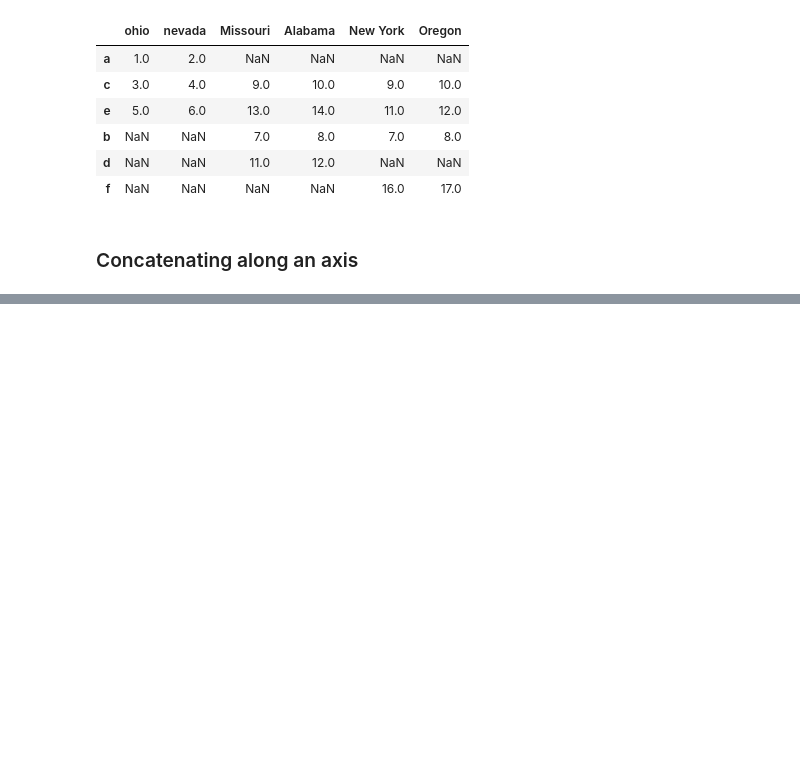
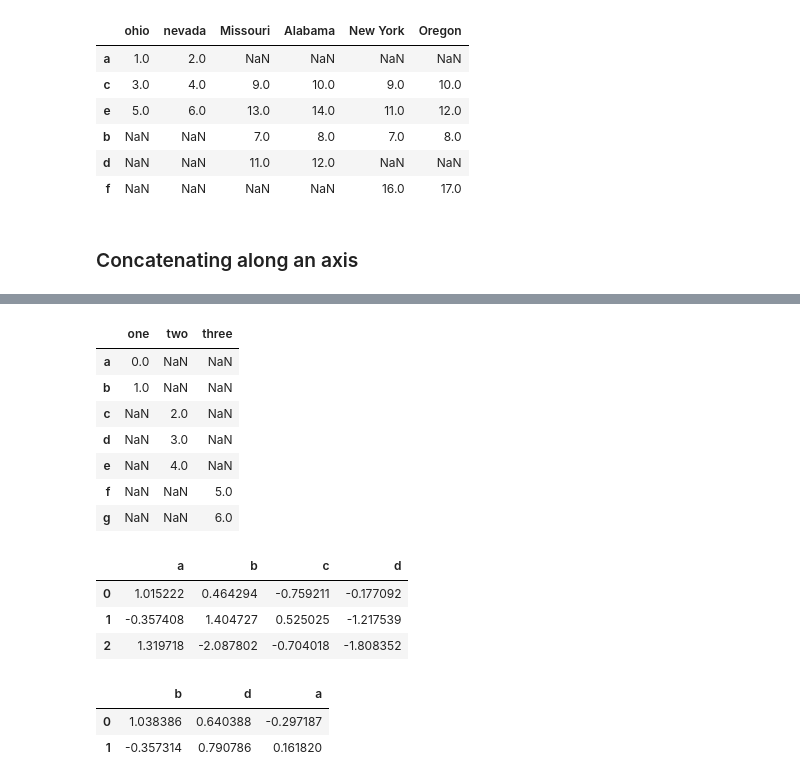
Before and after one commit to cltj/fun_with, a Jupyter notebook: jupyter/notebooks/Python_data_analytics/8-Data_Wrangling-Join_Combine_Reshape/01-Join_Combine_Reshape.ipynb, the cells around one changed output, grey strips where cells are left out. Saved outputs shown, nothing was run; the diff lists cells and outputs as text; code cells hidden in the pictures; blank space fills up the shorter version.

```diff
--- a/jupyter/notebooks/Python_data_analytics/8-Data_Wrangling-Join_Combine_Reshape/01-Join_Combine_Reshape.ipynb
+++ b/jupyter/notebooks/Python_data_analytics/8-Data_Wrangling-Join_Combine_Reshape/01-Join_Combine_Reshape.ipynb
@@ -654,0 +663,6 @@ left2.join([right2, another], how='outer')
+# %%
+s1 = pd.Series([0,1], index=['a','b'])
+
+s2 = pd.Series([2,3,4], index=['c','d','e'])
+
+s3 = pd.Series([5,6], index=['f','g'])
@@ -654,0 +718,13 @@ left2.join([right2, another], how='outer')
+# %%
+# in the case of combining Series along axis=1, the keys become the dataframe column headers
+
+pd.concat([s1,s2,s3], axis=1, keys=['one','two','three'])
+# %% [output]
+|  | one | two | three |
+| a | 0.0 | NaN | NaN |
+| b | 1.0 | NaN | NaN |
+| c | NaN | 2.0 | NaN |
+| d | NaN | 3.0 | NaN |
+| e | NaN | 4.0 | NaN |
+| f | NaN | NaN | 5.0 |
+| g | NaN | NaN | 6.0 |
@@ -654,0 +740,13 @@ left2.join([right2, another], how='outer')
+# %%
+df1
+# %% [output]
+|  | a | b | c | d |
+| 0 | 1.015222 | 0.464294 | -0.759211 | -0.177092 |
+| 1 | -0.357408 | 1.404727 | 0.525025 | -1.217539 |
+| 2 | 1.319718 | -2.087802 | -0.704018 | -1.808352 |
+# %%
+df2
+# %% [output]
+|  | b | d | a |
+| 0 | 1.038386 | 0.640388 | -0.297187 |
+| 1 | -0.357314 | 0.790786 | 0.161820 |
```
Also changed, not shown: parts of 36 cells of this notebook, 1 other file.
